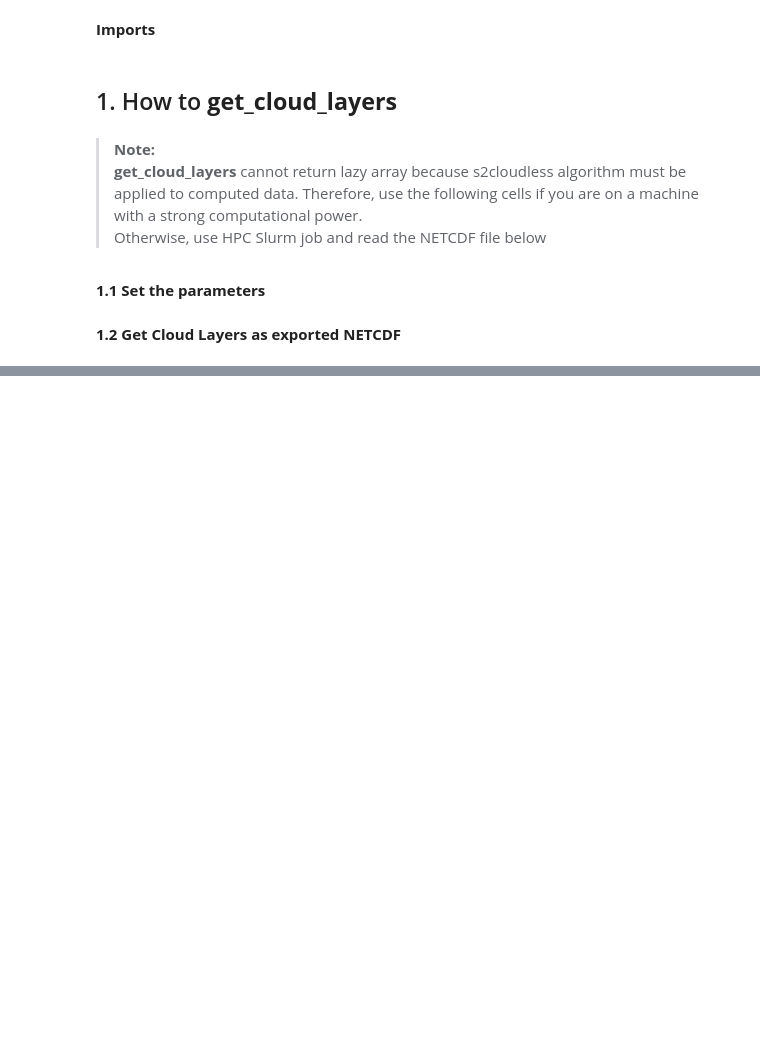
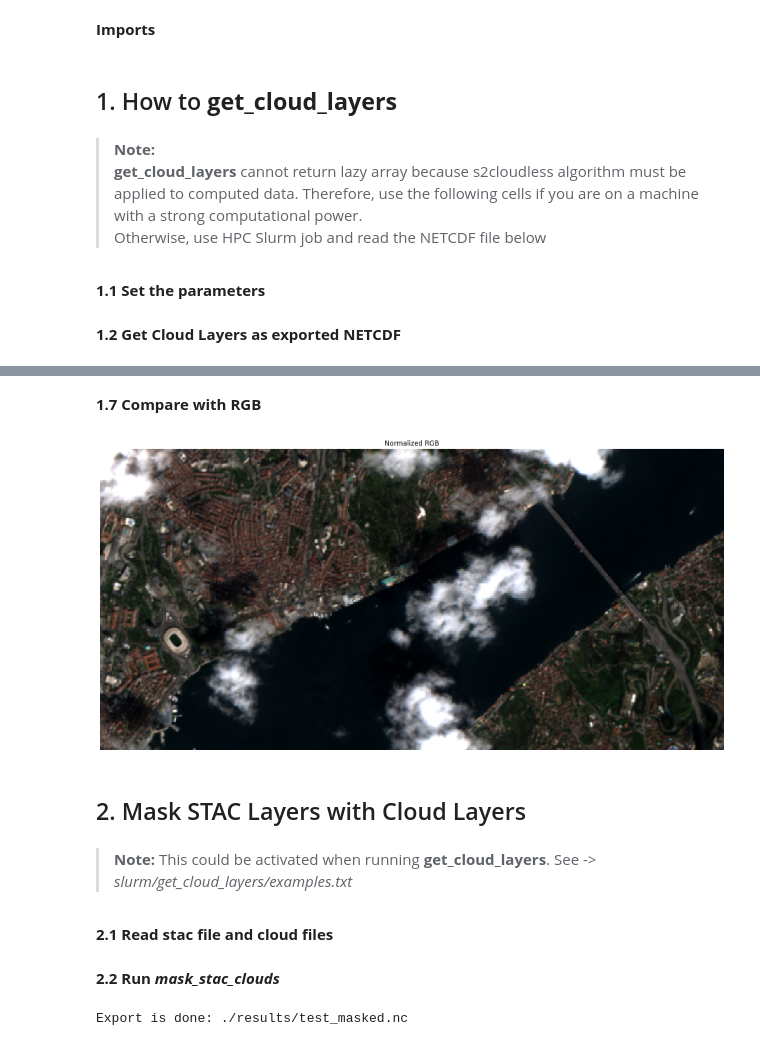
Before and after one commit to BaturalpArisoy/stac2cube, a Jupyter notebook: interactive/get_cloud_layers.ipynb, the cells around one changed output, grey strips where cells are left out. Drawn from its saved outputs; the diff is of its cells as text; code cells hidden in the pictures; blank space fills up the shorter version.

```diff
--- a/interactive/get_cloud_layers.ipynb
+++ b/interactive/get_cloud_layers.ipynb
@@ -66,0 +107,36 @@ Attributes:
+# %% [markdown]
+**1.7 Compare with RGB**
+# %%
+path = "./results/test.nc"
+
+stac = xr.open_dataset(path)
+stac = stac.Spectral_Temporal_Stack
+
+time_to_visualize = '2024-04-08'
+bands = ["red", "green", "blue"]
+
+da_time = stac.sel(time=time_to_visualize)
+da_rgb = da_time.sel(band=bands)
+rgb_image = da_rgb.values.transpose(1, 2, 0)
+
+# Remove normalization for composites other than RGB
+p2 = np.percentile(rgb_image, 2)
+p98 = np.percentile(rgb_image, 98)
+rgb_clipped = np.clip(rgb_image, p2, p98)
+rgb_normalized = (rgb_clipped - p2) / (p98 - p2)
+
+# Plot the image
+plt.figure(figsize=(20, 15))
+plt.imshow(rgb_normalized)
+plt.title("Normalized RGB")
+plt.axis("off")
+plt.show()
+# %% [output]
+[figure, added]
+# %% [markdown]
+## 2. Mask STAC Layers with Cloud Layers
+# %% [markdown]
+> **Note:**
+> This could be activated when running **get_cloud_layers**. See -> *slurm/get_cloud_layers/examples.txt*
+# %% [markdown]
+**2.1 Read stac file and cloud files**
@@ -66,0 +149,12 @@ Attributes:
+# %% [markdown]
+**2.2 Run *mask_stac_clouds***
+# %%
+# Path for masked stac layers
+output = "./results/test_masked.nc"
+
+masked_stac = mask_stac_clouds(stac=stac, cloud=cloud, output=output)
+
+# can also directly input netcdf paths
+# mask_stac_clouds("./results/test.nc", "./results/test_cloud.nc", "/dss/dsstbyfs02/pr94no/pr94no-dss-0001/drylands/results/maskedtest4.nc")
+# %% [output]
+Export is done: ./results/test_masked.nc
```
Also changed, not shown: parts of 25 cells of this notebook, 7 other files.
